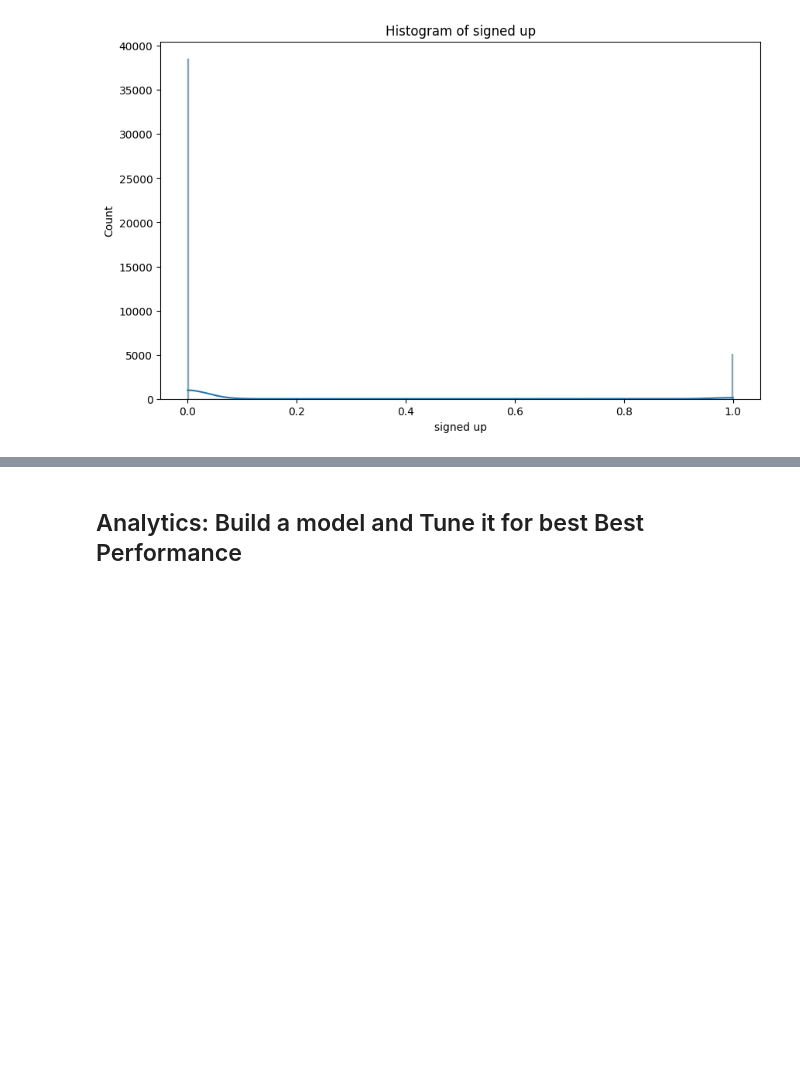
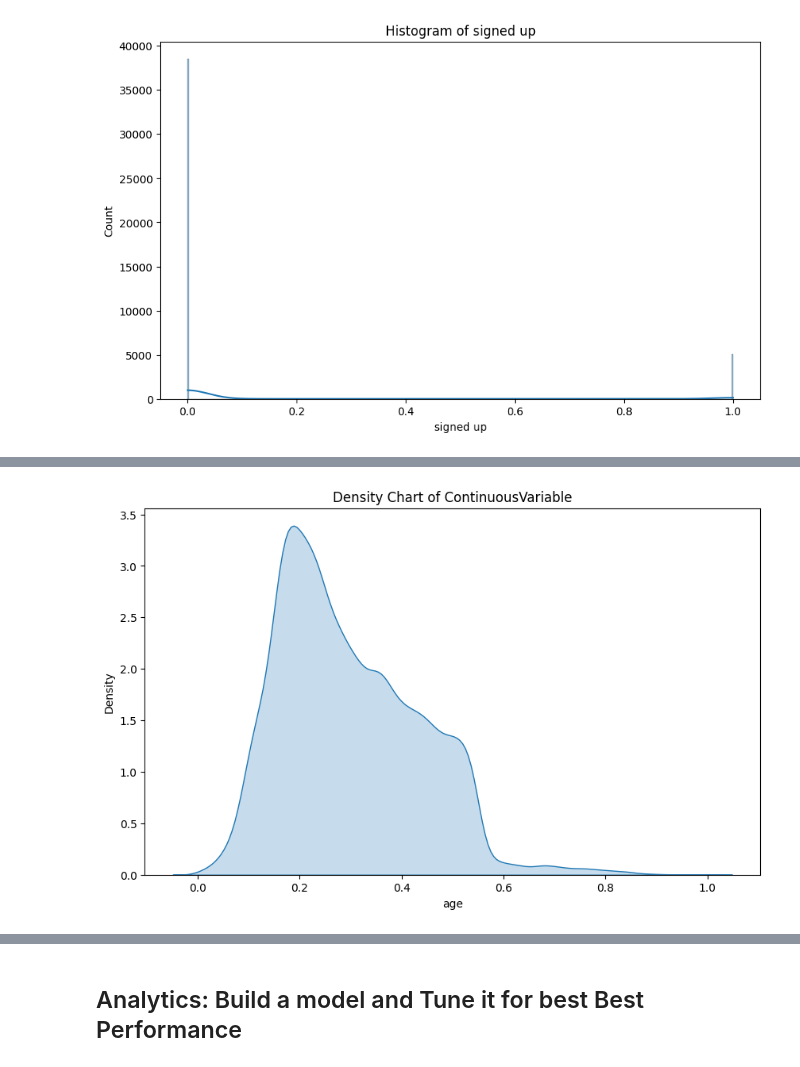
Before and after one commit to ciarafitz54/ds1001_final, a Jupyter notebook: ds1001_final/notebooks/Final_Project_Notebook.ipynb, the cells around one changed output, grey strips where cells are left out. Saved outputs shown, nothing was run; the diff lists cells and outputs as text; code cells hidden in the pictures; blank space fills up the shorter version.

```diff
--- a/ds1001_final/notebooks/Final_Project_Notebook.ipynb
+++ b/ds1001_final/notebooks/Final_Project_Notebook.ipynb
@@ -166,8 +218,10 @@ plt.show()
 # %%
 # Density chart of a continuous variable
 plt.figure(figsize=(10, 6))
-sns.kdeplot("xx"['ContinuousVariable'], fill=True)  # Replace 'ContinuousVariable' with your column name
+sns.kdeplot(bank['age'], fill=True)  # Replace 'ContinuousVariable' with your column name
 plt.title('Density Chart of ContinuousVariable')
 plt.show()
+# %% [output]
+[figure, added]
 # %%
 #Correlation matrix, make sure to only include numeric variables
```
Also changed, not shown: parts of 12 cells of this notebook, 1 other file.
